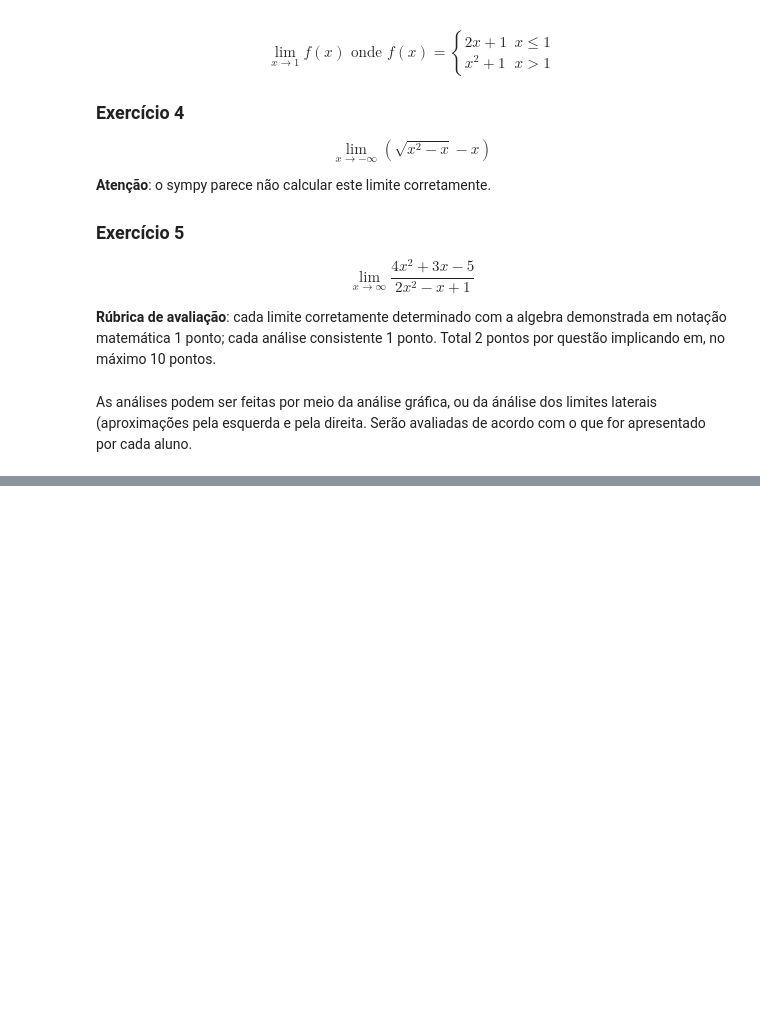
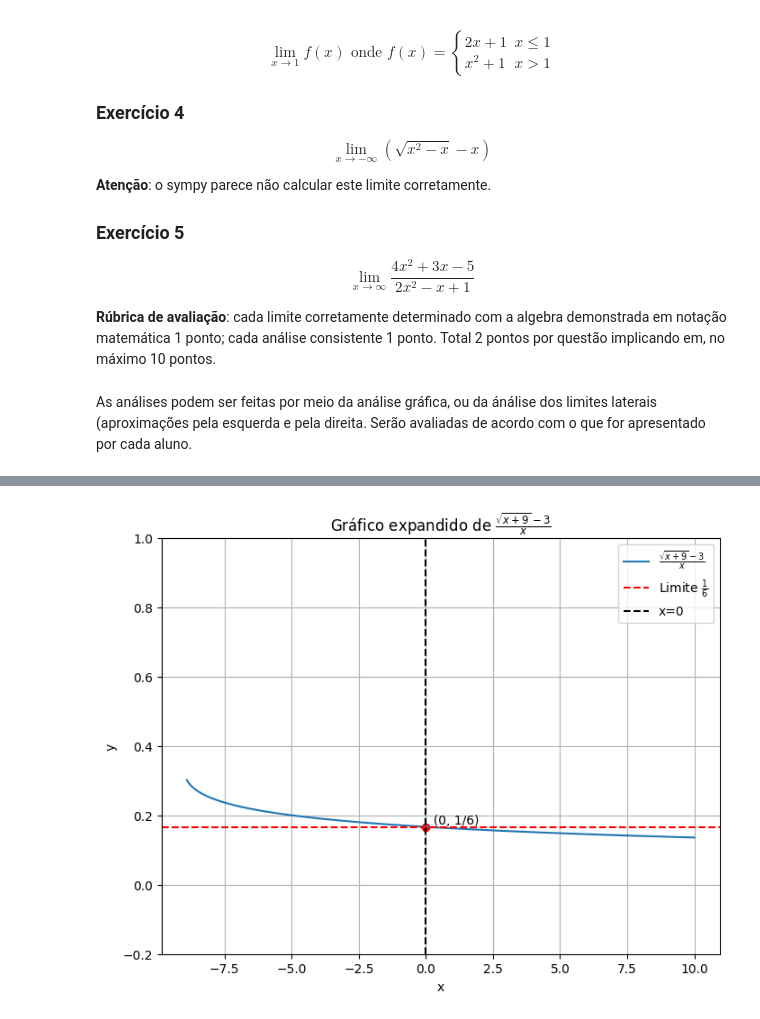
Before and after one commit to Vickes21/studies-notebooks, a Jupyter notebook: 2024/PUCPR/MFF/Substitutiva_RA1_Individual_Terça_2024_1.ipynb, the cells around one changed output, grey strips where cells are left out. Cells and saved outputs as stored; diff of their text form; code cells hidden in the pictures; blank space fills up the shorter version.

```diff
--- a/2024/PUCPR/MFF/Substitutiva_RA1_Individual_Terça_2024_1.ipynb
+++ b/2024/PUCPR/MFF/Substitutiva_RA1_Individual_Terça_2024_1.ipynb
@@ -62,0 +75,33 @@ As análises podem ser feitas por meio da análise gráfica, ou da ánálise dos
+# %%
+import numpy as np
+import matplotlib.pyplot as plt
+
+# Define the function and the limit value
+def f(x):
+    return (np.sqrt(x + 9) - 3) / x
+
+x = np.linspace(-8.9, 10, 1000)  # expanded range to the right and avoid division by zero at x=0
+y = f(x)
+
+# Preparar o gráfico novamente com o novo intervalo
+plt.figure(figsize=(8, 6))
+plt.plot(x, y, label=r'$\frac{\sqrt{x+9} - 3}{x}$')
+plt.axhline(y=1/6, color='r', linestyle='--', label=r'Limite $\frac{1}{6}$')
+plt.axvline(x=0, color='k', linestyle='--', label='x=0')
+
+# Marcar o limite
+plt.scatter(0, 1/6, color='red')
+plt.text(0, 1/6, '  (0, 1/6)', verticalalignment='bottom')
+
+# Aprimorar o gráfico
+plt.title(r'Gráfico expandido de $\frac{\sqrt{x+9} - 3}{x}$')
+plt.xlabel('x')
+plt.ylabel('y')
+plt.legend()
+plt.ylim(-0.20, 1)  # limitando o eixo y para uma melhor visualização
+plt.grid(True)
+
+# Exibir gráfico
+plt.show()
+# %% [output]
+[figure, added]
```
Also changed, not shown: parts of 12 cells of this notebook.
